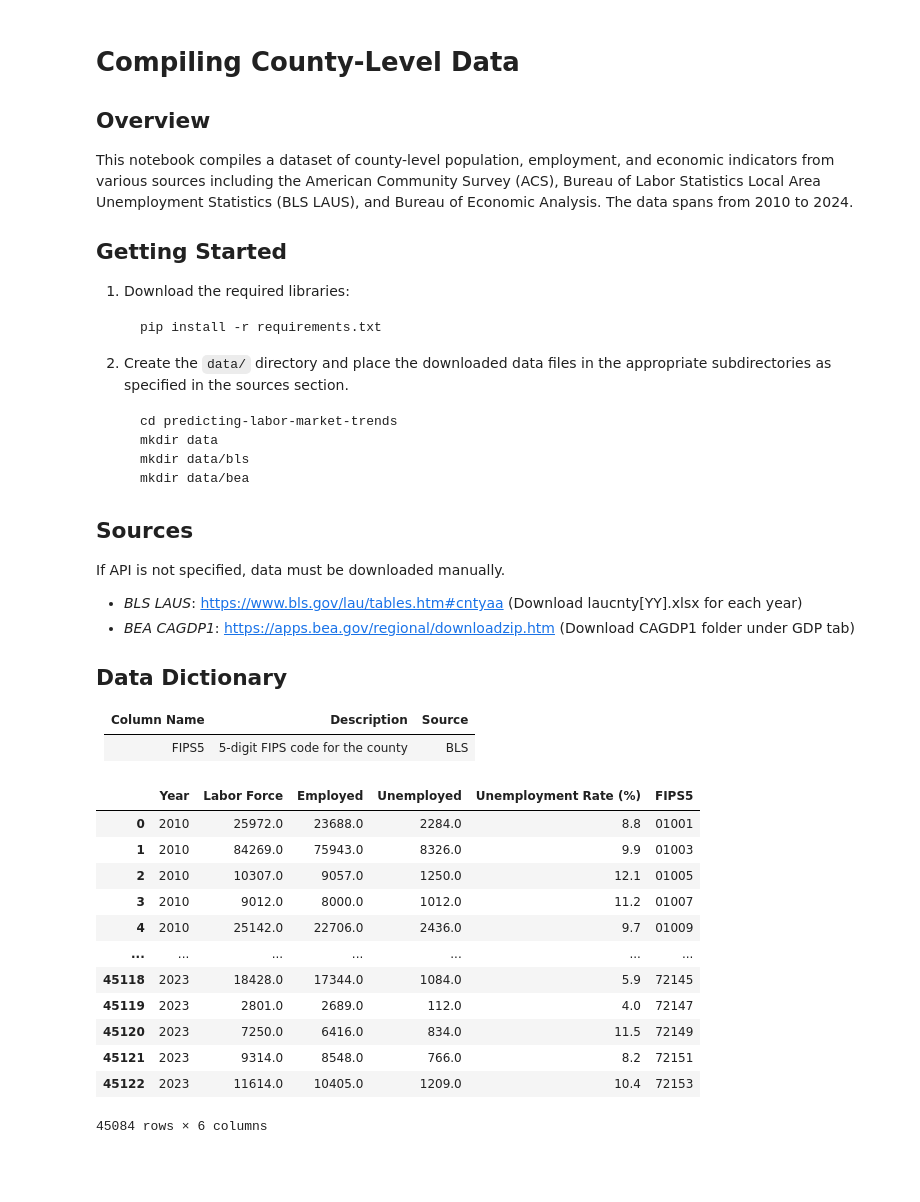
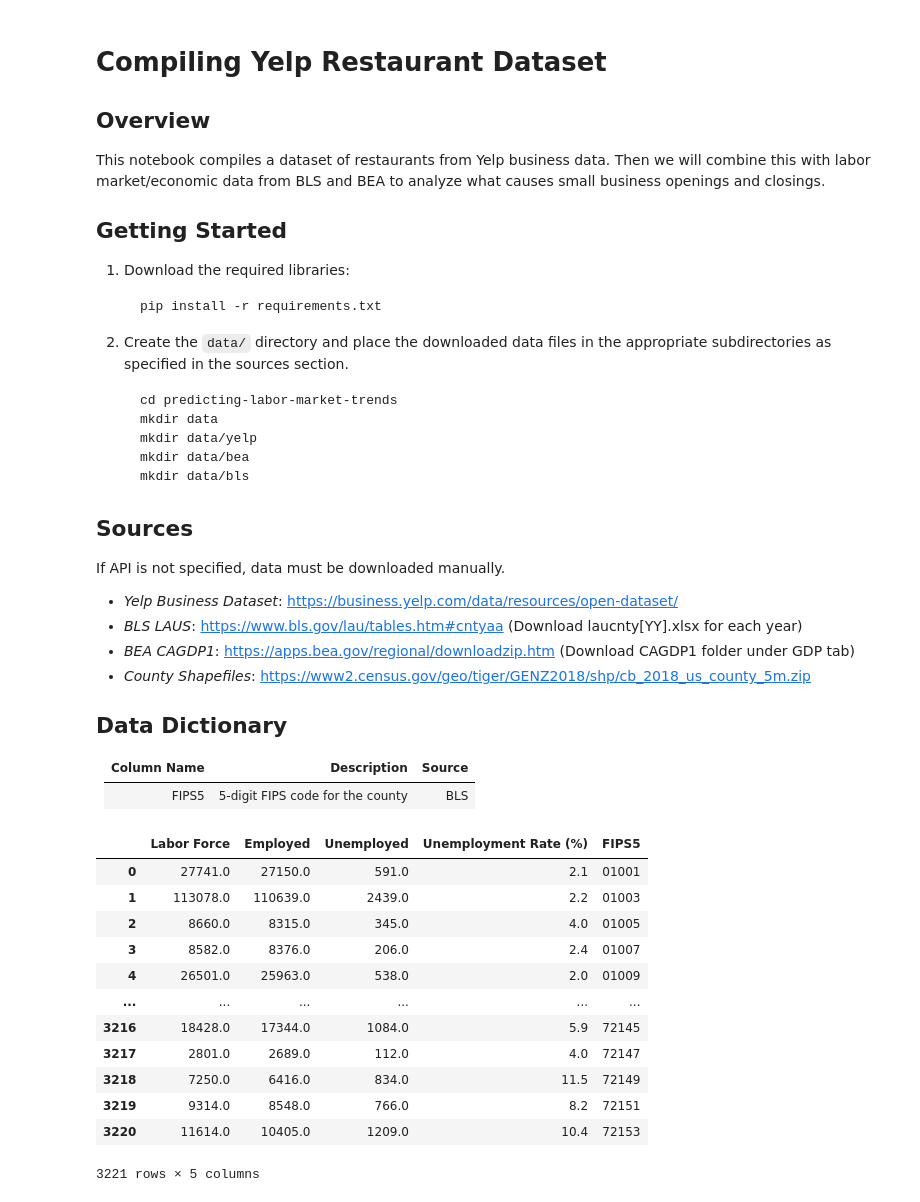
Before and after one commit to koacow/predicting-small-business-performance, a Jupyter notebook: compile_dataset.ipynb, the cells around one changed output. Cells and saved outputs as stored; diff of their text form; code cells hidden in the pictures; blank space fills up the shorter version.

Commit message:
completed code to compile restaurant dataset

````diff
--- a/compile_dataset.ipynb
+++ b/compile_dataset.ipynb
@@ -1,9 +1,9 @@
 # %% [markdown]
-# Compiling County-Level Data
+# Compiling Yelp Restaurant Dataset
 
 ## Overview
 
-This notebook compiles a dataset of county-level population, employment, and economic indicators from various sources including the American Community Survey (ACS), Bureau of Labor Statistics Local Area Unemployment Statistics (BLS LAUS), and Bureau of Economic Analysis. The data spans from 2010 to 2024.
+This notebook compiles a dataset of restaurants from Yelp business data. Then we will combine this with labor market/economic data from BLS and BEA to analyze what causes small business openings and closings.
 
 ## Getting Started
 1. Download the required libraries:
@@ -15,16 +15,19 @@ This notebook compiles a dataset of county-level population, employment, and eco
     ```bash
     cd predicting-labor-market-trends
     mkdir data
+    mkdir data/yelp
+    mkdir data/bea
     mkdir data/bls
-    mkdir data/bea
     ```
 
 ## Sources
 
 If API is not specified, data must be downloaded manually.
 
+- *Yelp Business Dataset*: https://business.yelp.com/data/resources/open-dataset/
 - *BLS LAUS*: https://www.bls.gov/lau/tables.htm#cntyaa (Download laucnty[YY].xlsx for each year)
 - *BEA CAGDP1*: https://apps.bea.gov/regional/downloadzip.htm (Download CAGDP1 folder under GDP tab)
+- *County Shapefiles*: https://www2.census.gov/geo/tiger/GENZ2018/shp/cb_2018_us_county_5m.zip
 
 ## Data Dictionary
 | Column Name               | Description                                      | Source                     |
@@ -38,39 +41,35 @@ YEARS = range(2010, 2024)
 # %%
 # 1. Loading BLS (Unemployment by County)
-BLS = pd.DataFrame()
 dtype = {
     'State FIPS Code': str,
     'County FIPS Code': str,
 }
 
 # Load each year's data and concatenate
-for year in YEARS:
-    df = pd.read_excel(f'./data/bls/laucnty{str(year)[-2:]}.xlsx', skiprows=1, dtype=dtype)
-    df['Year'] = year
-    BLS = pd.concat([BLS, df], ignore_index=True)
+BLS = pd.read_excel(f'./data/bls/laucnty{str(YEAR)[-2:]}.xlsx', skiprows=1, dtype=dtype)
 
 # Create FIPS5 code - combination of State and County FIPS codes
 BLS['FIPS5'] = BLS['State FIPS Code'] + BLS['County FIPS Code']
 
 # Drop unnecessary columns and rows with missing FIPS5
-BLS.drop(columns=['LAUS Code', 'County Name/State Abbreviation', 'State FIPS Code', 'County FIPS Code'], inplace=True)
+BLS.drop(columns=['LAUS Code', 'County Name/State Abbreviation', 'State FIPS Code', 'County FIPS Code', 'Year'], inplace=True)
 BLS.dropna(subset=['FIPS5'], inplace=True)
 
 BLS
 # %% [output]
-|  | Year | Labor Force | Employed | Unemployed | Unemployment Rate (%) | FIPS5 |
-| 0 | 2010 | 25972.0 | 23688.0 | 2284.0 | 8.8 | 01001 |
-| 1 | 2010 | 84269.0 | 75943.0 | 8326.0 | 9.9 | 01003 |
-| 2 | 2010 | 10307.0 | 9057.0 | 1250.0 | 12.1 | 01005 |
-| 3 | 2010 | 9012.0 | 8000.0 | 1012.0 | 11.2 | 01007 |
-| 4 | 2010 | 25142.0 | 22706.0 | 2436.0 | 9.7 | 01009 |
-| ... | ... | ... | ... | ... | ... | ... |
-| 45118 | 2023 | 18428.0 | 17344.0 | 1084.0 | 5.9 | 72145 |
-| 45119 | 2023 | 2801.0 | 2689.0 | 112.0 | 4.0 | 72147 |
-| 45120 | 2023 | 7250.0 | 6416.0 | 834.0 | 11.5 | 72149 |
-| 45121 | 2023 | 9314.0 | 8548.0 | 766.0 | 8.2 | 72151 |
-| 45122 | 2023 | 11614.0 | 10405.0 | 1209.0 | 10.4 | 72153 |
+|  | Labor Force | Employed | Unemployed | Unemployment Rate (%) | FIPS5 |
+| 0 | 27741.0 | 27150.0 | 591.0 | 2.1 | 01001 |
+| 1 | 113078.0 | 110639.0 | 2439.0 | 2.2 | 01003 |
+| 2 | 8660.0 | 8315.0 | 345.0 | 4.0 | 01005 |
+| 3 | 8582.0 | 8376.0 | 206.0 | 2.4 | 01007 |
+| 4 | 26501.0 | 25963.0 | 538.0 | 2.0 | 01009 |
+| ... | ... | ... | ... | ... | ... |
+| 3216 | 18428.0 | 17344.0 | 1084.0 | 5.9 | 72145 |
+| 3217 | 2801.0 | 2689.0 | 112.0 | 4.0 | 72147 |
+| 3218 | 7250.0 | 6416.0 | 834.0 | 11.5 | 72149 |
+| 3219 | 9314.0 | 8548.0 | 766.0 | 8.2 | 72151 |
+| 3220 | 11614.0 | 10405.0 | 1209.0 | 10.4 | 72153 |
-45084 rows × 6 columns
+3221 rows × 5 columns
 # %%
 # 2. Loading BEA (Real GDP by County)
 dtype = {
````
Also changed, not shown: parts of 11 cells of this notebook, 8 other files.
